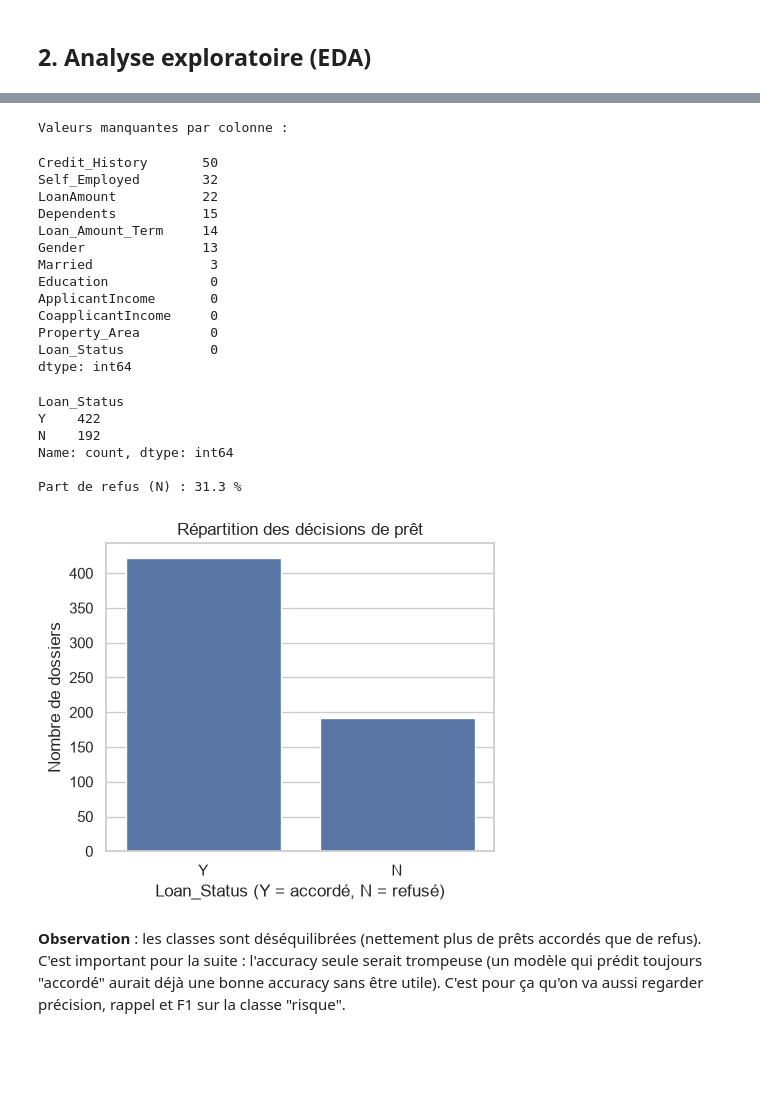
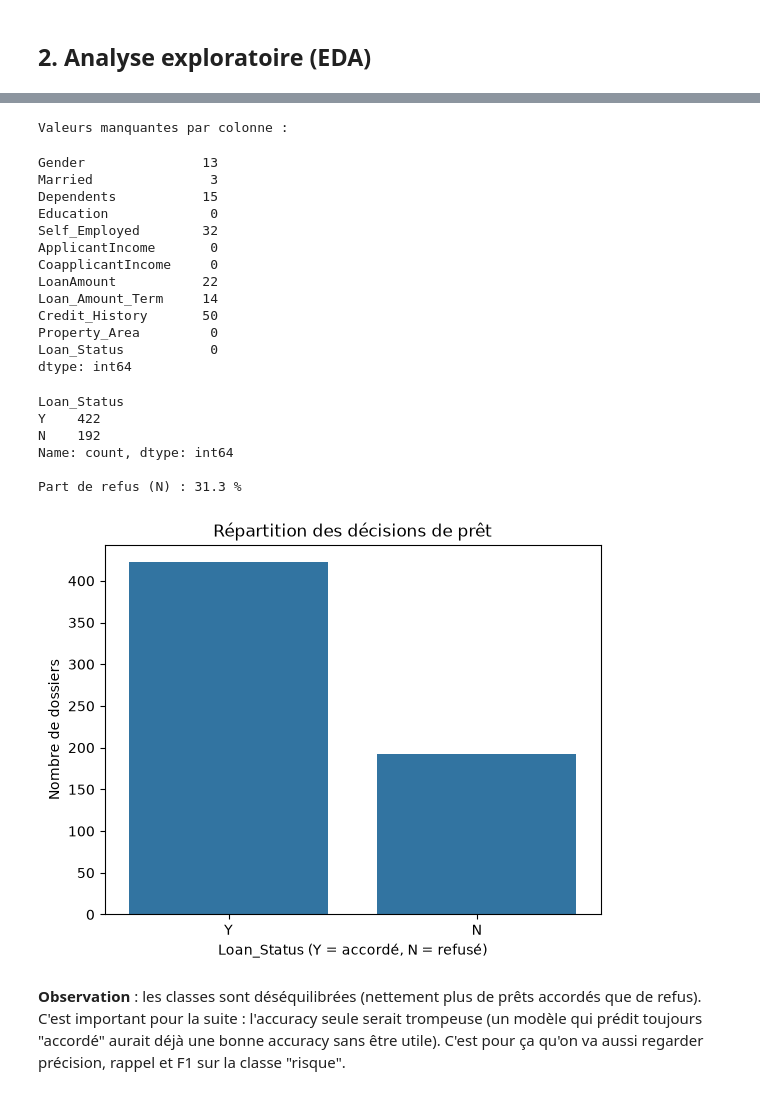
Before and after one commit to loicbonicontact-gif/Machine-Learning-Mise-en-pratique, a Jupyter notebook: notebooks/nb_03_Modélisation_CrediTrust_Scoring.ipynb, the cells around one changed output, grey strips where cells are left out. Cells and saved outputs as stored; diff of their text form; code cells hidden in the pictures; blank space fills up the shorter version.

```diff
--- a/notebooks/nb_03_Modélisation_CrediTrust_Scoring.ipynb
+++ b/notebooks/nb_03_Modélisation_CrediTrust_Scoring.ipynb
@@ -24,28 +24,3 @@ crédit...) et le statut final `Loan_Status` (`Y` = prêt accordé, `N` = prêt
 ⚠️ Certaines lignes n'ont pas de `Loan_Status` renseigné : ce sont des dossiers pour lesquels on n'a
 pas de décision historique. On ne peut ni les entraîner ni les évaluer dessus (on ne connaît pas la
 bonne réponse), donc on les retire dès le départ.
-# %%
-import numpy as np
-import pandas as pd
-import matplotlib.pyplot as plt
-import seaborn as sns
-
-from sklearn.model_selection import train_test_split
-from sklearn.compose import ColumnTransformer
-from sklearn.pipeline import Pipeline
-from sklearn.impute import SimpleImputer
-from sklearn.preprocessing import StandardScaler, OneHotEncoder
-from sklearn.linear_model import LogisticRegression
-from sklearn.tree import DecisionTreeClassifier
-from sklearn.ensemble import RandomForestClassifier
-from sklearn.neighbors import KNeighborsClassifier
-from sklearn.svm import SVC
-from sklearn.metrics import (
-    accuracy_score, precision_score, recall_score, f1_score,
-    confusion_matrix, ConfusionMatrixDisplay, classification_report,
-)
-
-sns.set_theme(style="whitegrid")
-pd.set_option("display.max_columns", None)
-
-RANDOM_STATE = 42
@@ -63,0 +27,8 @@ Dimensions brutes : (981, 13)
+# %%
+import pandas as pd
+import numpy as np
+import matplotlib.pyplot as plt
+import seaborn as sns
+
+df = pd.read_csv('../data/loan_data.csv')
+df.head()
@@ -64,7 +69,7 @@ Dimensions brutes : (981, 13)
 # %%
-print("Nombre de lignes sans Loan_Status connu :", df_raw["Loan_Status"].isna().sum())
+print("Nombre de lignes sans Loan_Status connu :", df['Loan_Status'].isnull().sum())
 
-df = df_raw.dropna(subset=["Loan_Status"]).drop(columns=["Loan_ID"]).reset_index(drop=True)
+df = df.dropna(subset=['Loan_Status']).drop(columns=['Loan_ID']).reset_index(drop=True)
 print("Dimensions après nettoyage (Loan_Status connu, Loan_ID retiré) :", df.shape)
 df.head()
 # %% [output]
@@ -107,41 +111,40 @@ memory usage: 57.7 KB
 # %%
 print("Valeurs manquantes par colonne :")
-df.isna().sum().sort_values(ascending=False)
+df.isnull().sum()
 # %% [output]
 Valeurs manquantes par colonne :
-Credit_History       50
-Self_Employed        32
-LoanAmount           22
-Dependents           15
-Loan_Amount_Term     14
 Gender               13
 Married               3
+Dependents           15
 Education             0
+Self_Employed        32
 ApplicantIncome       0
 CoapplicantIncome     0
+LoanAmount           22
+Loan_Amount_Term     14
+Credit_History       50
 Property_Area         0
 Loan_Status           0
 dtype: int64
 # %%
-target_counts = df["Loan_Status"].value_counts()
+target_counts = df['Loan_Status'].value_counts()
 print(target_counts)
 print()
-print("Part de refus (N) :", round((target_counts["N"] / target_counts.sum()) * 100, 1), "%")
+print("Part de refus (N) :", round((target_counts['N'] / target_counts.sum()) * 100, 1), "%")
 
-plt.figure(figsize=(5, 4))
-sns.countplot(data=df, x="Loan_Status", order=["Y", "N"])
+sns.countplot(data=df, x='Loan_Status', order=['Y', 'N'])
 plt.title("Répartition des décisions de prêt")
 plt.xlabel("Loan_Status (Y = accordé, N = refusé)")
 plt.ylabel("Nombre de dossiers")
 plt.show()
 # %% [output]
 Loan_Status
 Y    422
 N    192
 Name: count, dtype: int64
 
 Part de refus (N) : 31.3 %
-[figure, old version]
+[figure, new version]
 # %% [markdown]
 **Observation** : les classes sont déséquilibrées (nettement plus de prêts accordés que de refus).
 C'est important pour la suite : l'accuracy seule serait trompeuse (un modèle qui prédit toujours
```
Also changed, not shown: parts of 60 cells of this notebook.
